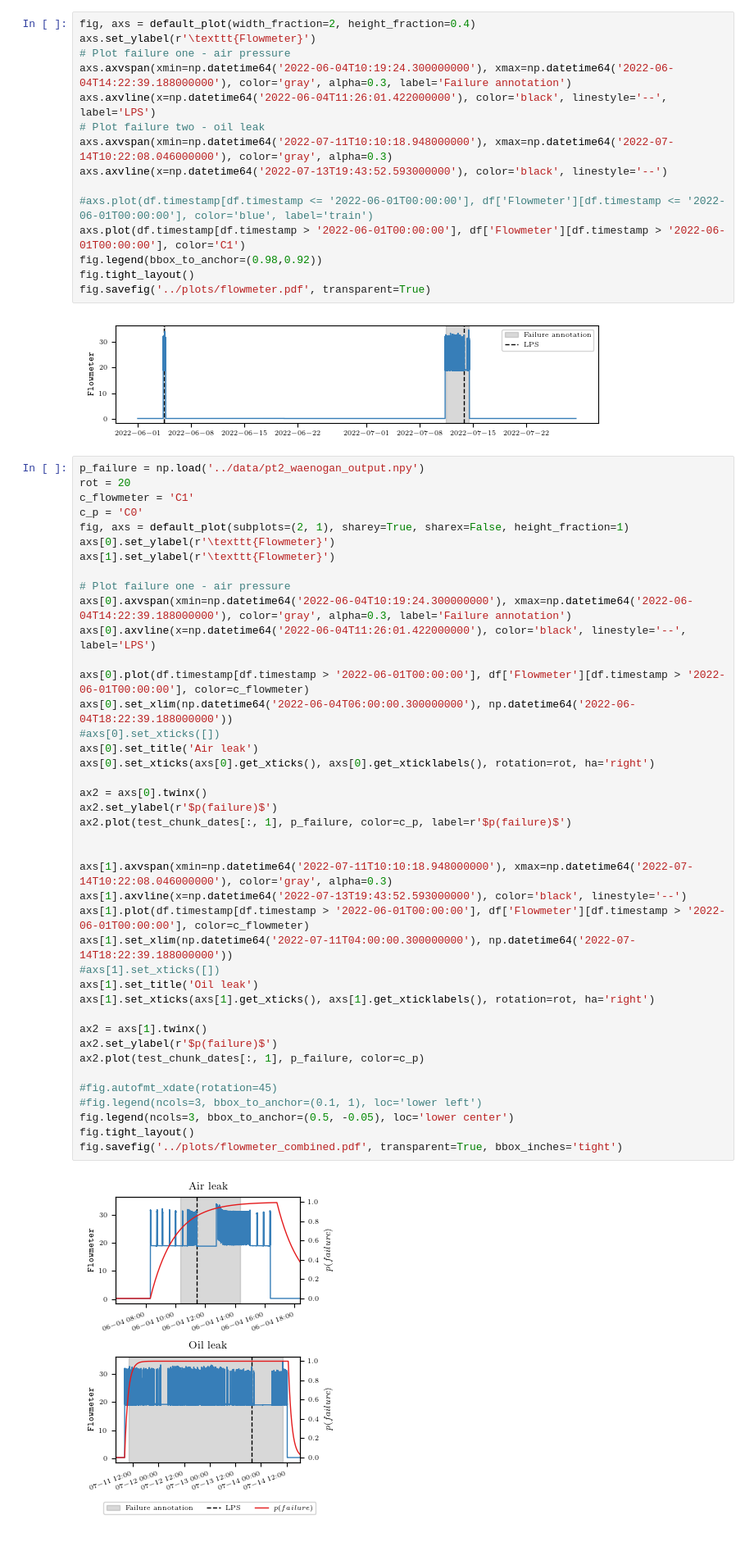
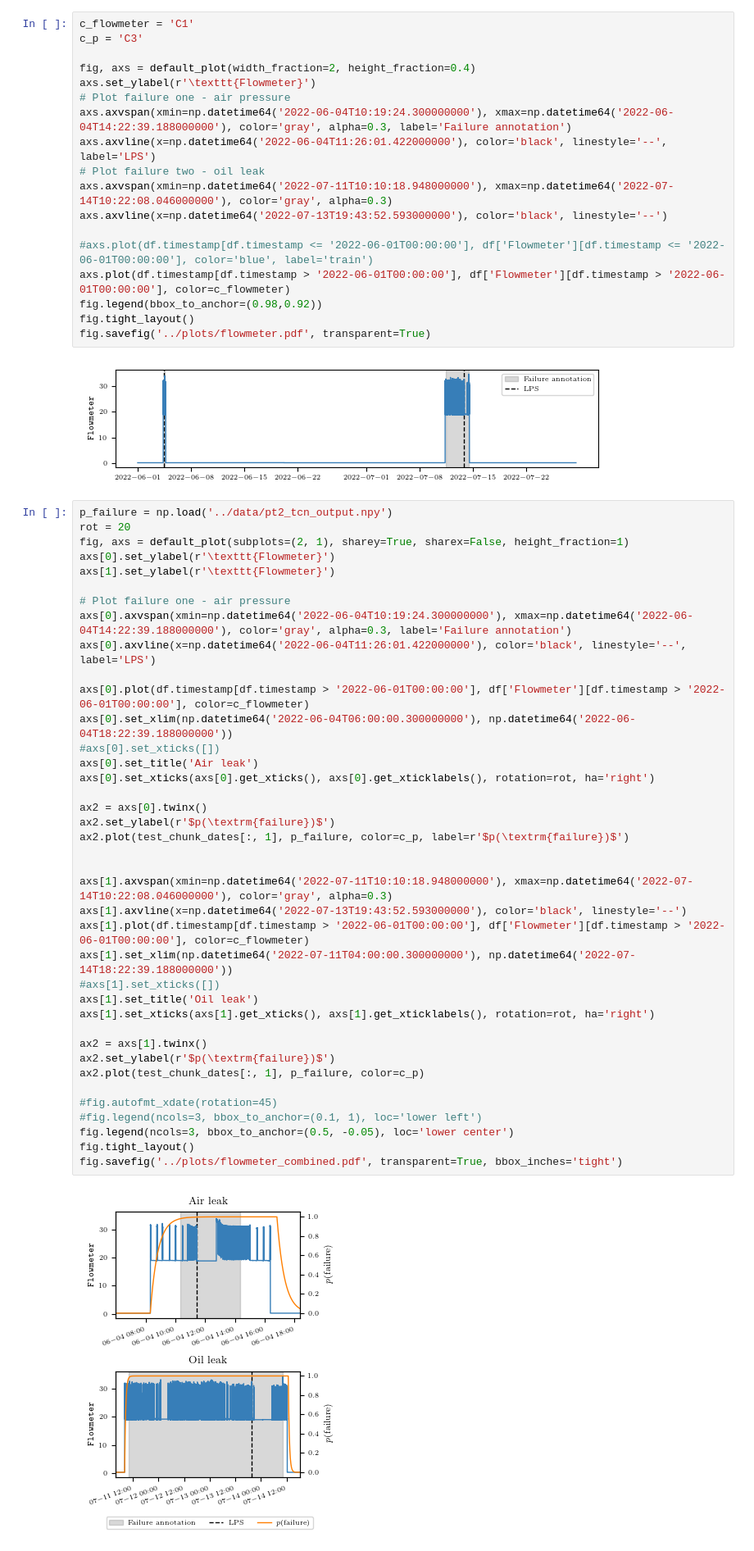
Before and after one commit to MatthiasJakobs/metro-xai, a Jupyter notebook: notebooks/plots.ipynb, the cells around one changed output. Shown: that part at 82% size. Drawn from its saved outputs; the diff is of its cells as text.

```diff
--- a/notebooks/plots.ipynb
+++ b/notebooks/plots.ipynb
@@ -20,6 +20,9 @@ plt.rcParams.update({'date.autoformatter.hour': '%m-%d %H:00'})
 with open('../data/pt2_test_chunk_dates.pkl', 'rb') as f:
     test_chunk_dates = pickle.load(f)
 # %%
+c_flowmeter = 'C1'
+c_p = 'C3'
+
 fig, axs = default_plot(width_fraction=2, height_fraction=0.4)
 axs.set_ylabel(r'\texttt{Flowmeter}')
 # Plot failure one - air pressure
@@ -30,17 +33,15 @@ axs.axvspan(xmin=np.datetime64('2022-07-11T10:10:18.948000000'), xmax=np.datetim
 axs.axvline(x=np.datetime64('2022-07-13T19:43:52.593000000'), color='black', linestyle='--')
 
 #axs.plot(df.timestamp[df.timestamp <= '2022-06-01T00:00:00'], df['Flowmeter'][df.timestamp <= '2022-06-01T00:00:00'], color='blue', label='train')
-axs.plot(df.timestamp[df.timestamp > '2022-06-01T00:00:00'], df['Flowmeter'][df.timestamp > '2022-06-01T00:00:00'], color='C1')
+axs.plot(df.timestamp[df.timestamp > '2022-06-01T00:00:00'], df['Flowmeter'][df.timestamp > '2022-06-01T00:00:00'], color=c_flowmeter)
 fig.legend(bbox_to_anchor=(0.98,0.92))
 fig.tight_layout()
 fig.savefig('../plots/flowmeter.pdf', transparent=True)
 # %% [output]
 [figure]
 # %%
-p_failure = np.load('../data/pt2_waenogan_output.npy')
+p_failure = np.load('../data/pt2_tcn_output.npy')
 rot = 20
-c_flowmeter = 'C1'
-c_p = 'C0'
 fig, axs = default_plot(subplots=(2, 1), sharey=True, sharex=False, height_fraction=1)
 axs[0].set_ylabel(r'\texttt{Flowmeter}')
 axs[1].set_ylabel(r'\texttt{Flowmeter}')
@@ -48,34 +49,34 @@ axs[1].set_ylabel(r'\texttt{Flowmeter}')
 # Plot failure one - air pressure
 axs[0].axvspan(xmin=np.datetime64('2022-06-04T10:19:24.300000000'), xmax=np.datetime64('2022-06-04T14:22:39.188000000'), color='gray', alpha=0.3, label='Failure annotation')
 axs[0].axvline(x=np.datetime64('2022-06-04T11:26:01.422000000'), color='black', linestyle='--', label='LPS')
 
 axs[0].plot(df.timestamp[df.timestamp > '2022-06-01T00:00:00'], df['Flowmeter'][df.timestamp > '2022-06-01T00:00:00'], color=c_flowmeter)
 axs[0].set_xlim(np.datetime64('2022-06-04T06:00:00.300000000'), np.datetime64('2022-06-04T18:22:39.188000000'))
 #axs[0].set_xticks([])
 axs[0].set_title('Air leak')
 axs[0].set_xticks(axs[0].get_xticks(), axs[0].get_xticklabels(), rotation=rot, ha='right')
 
 ax2 = axs[0].twinx()
-ax2.set_ylabel(r'$p(failure)$')
-ax2.plot(test_chunk_dates[:, 1], p_failure, color=c_p, label=r'$p(failure)$')
+ax2.set_ylabel(r'$p(\textrm{failure})$')
+ax2.plot(test_chunk_dates[:, 1], p_failure, color=c_p, label=r'$p(\textrm{failure})$')
 
 
 axs[1].axvspan(xmin=np.datetime64('2022-07-11T10:10:18.948000000'), xmax=np.datetime64('2022-07-14T10:22:08.046000000'), color='gray', alpha=0.3)
 axs[1].axvline(x=np.datetime64('2022-07-13T19:43:52.593000000'), color='black', linestyle='--')
 axs[1].plot(df.timestamp[df.timestamp > '2022-06-01T00:00:00'], df['Flowmeter'][df.timestamp > '2022-06-01T00:00:00'], color=c_flowmeter)
 axs[1].set_xlim(np.datetime64('2022-07-11T04:00:00.300000000'), np.datetime64('2022-07-14T18:22:39.188000000'))
 #axs[1].set_xticks([])
 axs[1].set_title('Oil leak')
 axs[1].set_xticks(axs[1].get_xticks(), axs[1].get_xticklabels(), rotation=rot, ha='right')
 
 ax2 = axs[1].twinx()
-ax2.set_ylabel(r'$p(failure)$')
+ax2.set_ylabel(r'$p(\textrm{failure})$')
 ax2.plot(test_chunk_dates[:, 1], p_failure, color=c_p)
 
 #fig.autofmt_xdate(rotation=45)
 #fig.legend(ncols=3, bbox_to_anchor=(0.1, 1), loc='lower left')
 fig.legend(ncols=3, bbox_to_anchor=(0.5, -0.05), loc='lower center')
 fig.tight_layout()
 fig.savefig('../plots/flowmeter_combined.pdf', transparent=True, bbox_inches='tight')
 # %% [output]
-[figure, old version]
+[figure, new version]
```
Also changed, not shown: parts of 4 cells of this notebook, 2 other files.
